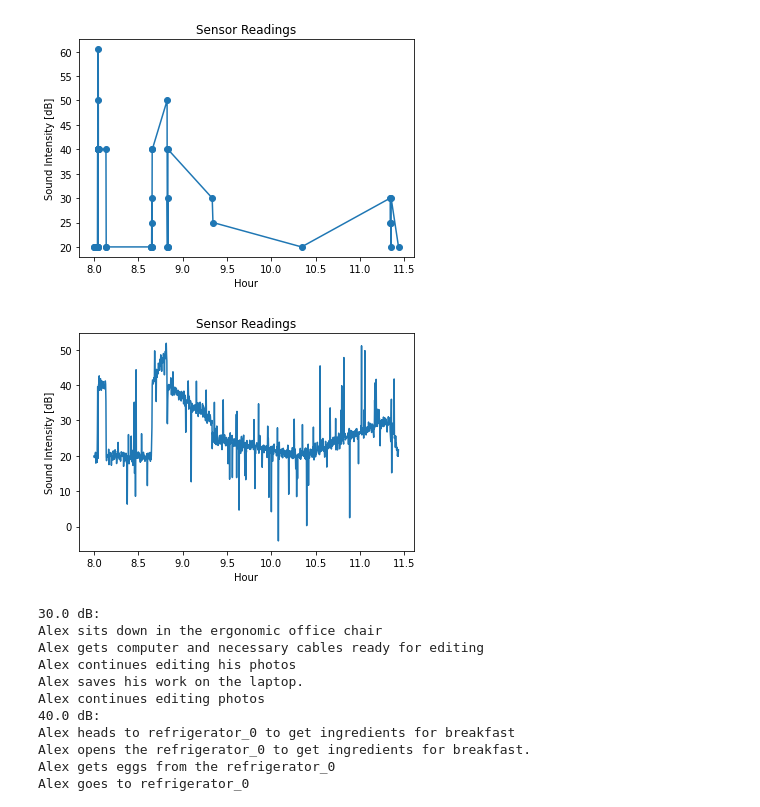
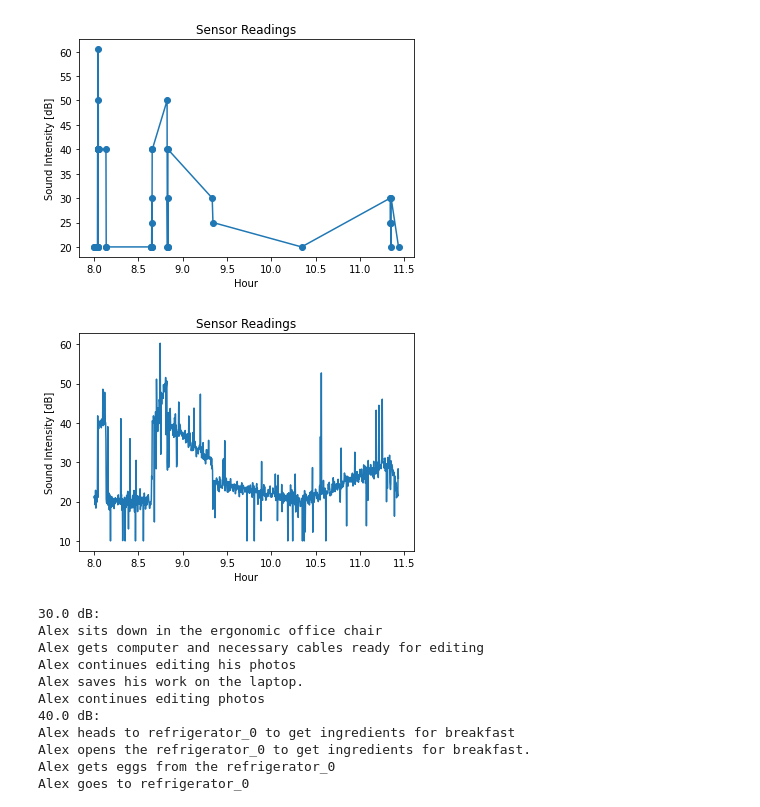
Before and after one commit to EltonCN/GDataByGAgents, a Jupyter notebook: Analisys.ipynb, the cells around one changed output. Cells and saved outputs as stored; diff of their text form; code cells hidden in the pictures.

```diff
--- a/Analisys.ipynb
+++ b/Analisys.ipynb
@@ -66,25 +66,26 @@ plt.show()
 # %%
 times_linear = np.linspace(timestamp_to_hour(logs[0]["agent_time"]), timestamp_to_hour(logs[-1]["agent_time"]), 1000)
 intensities_linear = np.interp(times_linear, times, sound_intensities)
 
 intensities_linear += np.random.normal(0, 1, len(intensities_linear))
 
 super_noise = np.random.uniform(0, 1, len(intensities_linear)) > 0.9
 intensities_linear += super_noise*np.random.normal(0, 10, len(intensities_linear))
+intensities_linear[intensities_linear<10] = 10
 
 fig = plt.figure()
 plt.plot(times_linear, intensities_linear)
 
 plt.title("Sensor Readings")
 plt.xlabel("Hour")
 plt.ylabel("Sound Intensity [dB]")
 
 path = os.path.join(output_path, "SensorReadingsInterpolationNoise.png")
 fig.savefig(path, facecolor="white", transparent=False)
 
 plt.show()
 # %% [output]
-[figure, old version]
+[figure, new version]
 # %%
 for intensity in np.unique(sound_intensities)[2:]:
     print(intensity, "dB:",)
```
Also changed, not shown: 1 other file.
